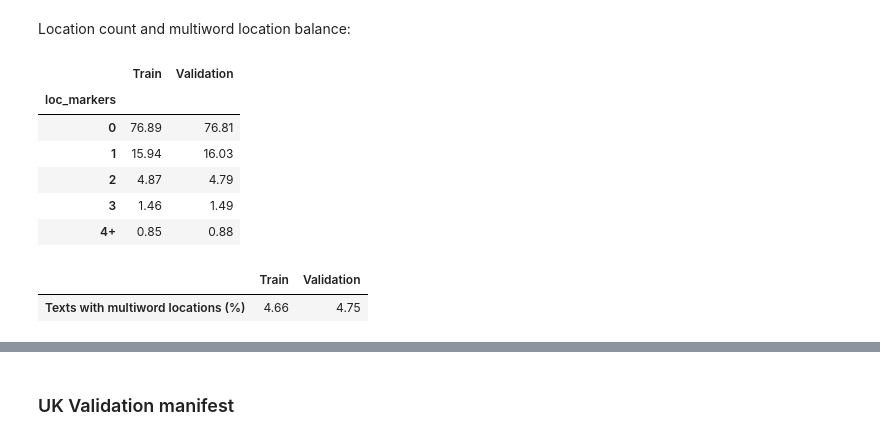
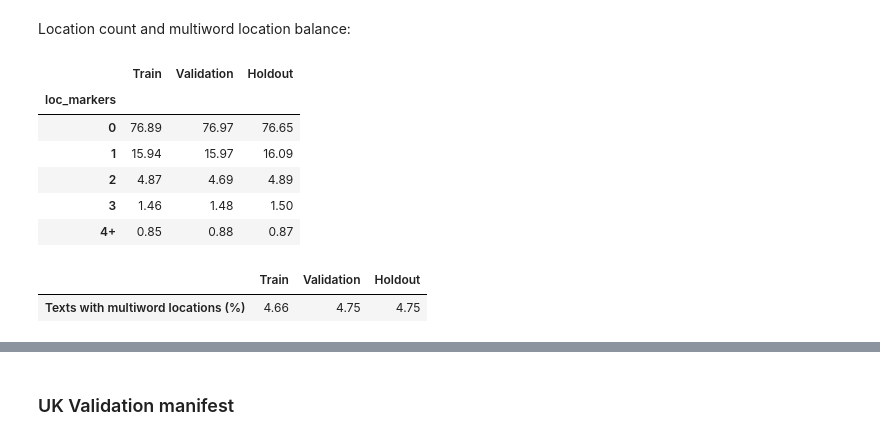
Before and after one commit to dkalchenko01/UA-Locations-NER-Deep-Learning, a Jupyter notebook: notebooks/02_validation.ipynb, the cells around one changed output, grey strips where cells are left out. Cells and saved outputs as stored; diff of their text form; code cells hidden in the pictures.

```diff
--- a/notebooks/02_validation.ipynb
+++ b/notebooks/02_validation.ipynb
@@ -148,5 +119,5 @@ Symbol to symbol:
 # %%
-for name, df in [("UK", uk_df), ("RU", ru_df)]:
+for name, df in [("UK", uk_df), ("ru", ru_df)]:
     duplicates = df["text"].duplicated().sum()
     print(f"{name}: {duplicates:,} duplicates ({duplicates / len(df):.2%})")
 # %% [output]
@@ -531,0 +378,17 @@ Shared groups: 0
+# %%
+from sklearn.model_selection import GroupShuffleSplit
+
+#Split into train (80%) and the remaining data (20%)
+splitter = GroupShuffleSplit(n_splits=1, test_size=0.2, random_state=17)
+train_idx, remaining_idx = next(splitter.split(uk_clean, groups=uk_clean["near_dup_group_id"]))
+uk_train = uk_clean.iloc[train_idx].copy()
+uk_remaining = uk_clean.iloc[remaining_idx]
+
+#Split the remaining 20% into val and holdout
+splitter = GroupShuffleSplit(n_splits=1, test_size=0.5, random_state=17)
+val_idx, holdout_idx = next(splitter.split(uk_remaining, groups=uk_remaining["near_dup_group_id"]))
+uk_val = uk_remaining.iloc[val_idx].copy()
+uk_holdout = uk_remaining.iloc[holdout_idx].copy()
+
+for name, df in [("Train", uk_train), ("Validation", uk_val), ("Holdout", uk_holdout)]:
+  print(f"{name}: {len(df):,} ({len(df) / len(uk_clean):.1%})")
@@ -571,34 +437,25 @@ display(length_balance.round(1))
 Location count and multiword location balance:
 # %%
 def location_stats(df):
-    markers = df["loc_markers"].apply(lambda x: ast.literal_eval(x) if isinstance(x, str) else x)
-    counts = markers.apply(len)
-    multiword = [
-        any(len(text[start:end].split()) > 1 for start, end in spans)
-        for text, spans in zip(df["text"], markers)
-    ]
-    return counts.clip(upper=4).value_counts(normalize=True).sort_index(), sum(multiword) / len(df)
+  markers = df["loc_markers"].apply(lambda x: ast.literal_eval(x) if isinstance(x, str) else x)
+  counts = markers.apply(len)
+  multiword = [any(len(text[start:end].split()) > 1 for start, end in spans) for text, spans in zip(df["text"], markers)]
+  return counts.clip(upper=4).value_counts(normalize=True).sort_index(), sum(multiword) / len(df)
 
 train_dist, train_multi = location_stats(uk_train)
 val_dist, val_multi = location_stats(uk_val)
+holdout_dist, holdout_multi = location_stats(uk_holdout)
 
-distribution = pd.DataFrame({
-    "Train": train_dist,
-    "Validation": val_dist
-}).fillna(0).rename(index={4: "4+"})
-
+distribution = pd.DataFrame({"Train": train_dist, "Validation": val_dist, "Holdout": holdout_dist}).fillna(0).rename(index={4: "4+"})
 display((distribution * 100).round(2))
-display(pd.DataFrame({
-    "Train": [train_multi * 100],
-    "Validation": [val_multi * 100]
-}, index=["Texts with multiword locations (%)"]).round(2))
+display(pd.DataFrame({"Train": [train_multi * 100],"Validation": [val_multi * 100], "Holdout": [holdout_multi * 100]}, index=["Texts with multiword locations (%)"]).round(2))
 # %% [output]
-|  | Train | Validation |
-| loc_markers |  |  |
-| 0 | 76.89 | 76.81 |
-| 1 | 15.94 | 16.03 |
-| 2 | 4.87 | 4.79 |
-| 3 | 1.46 | 1.49 |
-| 4+ | 0.85 | 0.88 |
+|  | Train | Validation | Holdout |
+| loc_markers |  |  |  |
+| 0 | 76.89 | 76.97 | 76.65 |
+| 1 | 15.94 | 15.97 | 16.09 |
+| 2 | 4.87 | 4.69 | 4.89 |
+| 3 | 1.46 | 1.48 | 1.50 |
+| 4+ | 0.85 | 0.88 | 0.87 |
-|  | Train | Validation |
-| Texts with multiword locations (%) | 4.66 | 4.75 |
+|  | Train | Validation | Holdout |
+| Texts with multiword locations (%) | 4.66 | 4.75 | 4.75 |
```
Also changed, not shown: parts of 85 cells of this notebook.
